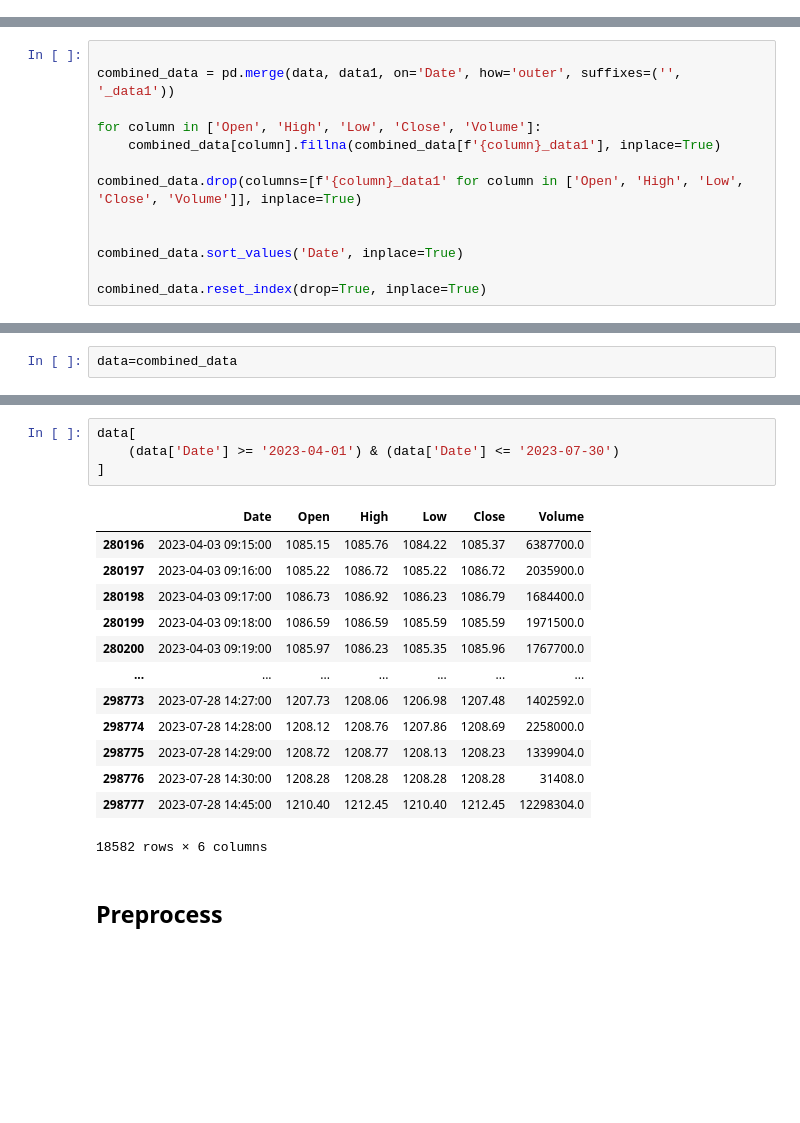
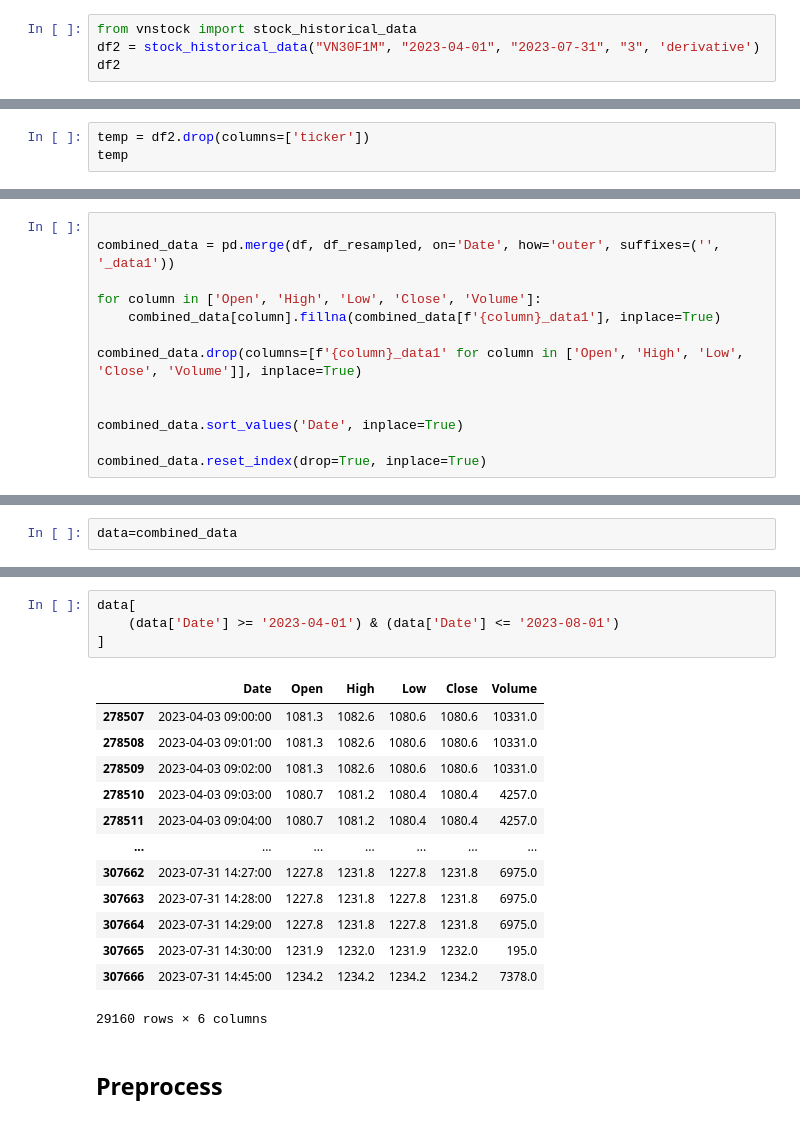
Before and after one commit to NgDMTruc/DSP_vn30f, a Jupyter notebook: main_notebook.ipynb, the cells around one changed output, grey strips where cells are left out. Saved outputs shown, nothing was run; the diff lists cells and outputs as text; blank space fills up the shorter version.

```diff
--- a/main_notebook.ipynb
+++ b/main_notebook.ipynb
@@ -295,0 +230,4 @@ data1[
+# %%
+from vnstock import stock_historical_data
+df2 = stock_historical_data("VN30F1M", "2023-04-01", "2023-07-31", "3", 'derivative')
+df2
@@ -295,0 +249,3 @@ data1[
+# %%
+temp = df2.drop(columns=['ticker'])
+temp
@@ -296,6 +323,6 @@ data1[
 # %%
 
-combined_data = pd.merge(data, data1, on='Date', how='outer', suffixes=('', '_data1'))
+combined_data = pd.merge(df, df_resampled, on='Date', how='outer', suffixes=('', '_data1'))
 
 for column in ['Open', 'High', 'Low', 'Close', 'Volume']:
     combined_data[column].fillna(combined_data[f'{column}_data1'], inplace=True)
@@ -327,21 +372,21 @@ data=combined_data
 # %%
 data[
-    (data['Date'] >= '2023-04-01') & (data['Date'] <= '2023-07-30')
+    (data['Date'] >= '2023-04-01') & (data['Date'] <= '2023-08-01')
 ]
 # %% [output]
 |  | Date | Open | High | Low | Close | Volume |
-| 280196 | 2023-04-03 09:15:00 | 1085.15 | 1085.76 | 1084.22 | 1085.37 | 6387700.0 |
-| 280197 | 2023-04-03 09:16:00 | 1085.22 | 1086.72 | 1085.22 | 1086.72 | 2035900.0 |
-| 280198 | 2023-04-03 09:17:00 | 1086.73 | 1086.92 | 1086.23 | 1086.79 | 1684400.0 |
-| 280199 | 2023-04-03 09:18:00 | 1086.59 | 1086.59 | 1085.59 | 1085.59 | 1971500.0 |
-| 280200 | 2023-04-03 09:19:00 | 1085.97 | 1086.23 | 1085.35 | 1085.96 | 1767700.0 |
+| 278507 | 2023-04-03 09:00:00 | 1081.3 | 1082.6 | 1080.6 | 1080.6 | 10331.0 |
+| 278508 | 2023-04-03 09:01:00 | 1081.3 | 1082.6 | 1080.6 | 1080.6 | 10331.0 |
+| 278509 | 2023-04-03 09:02:00 | 1081.3 | 1082.6 | 1080.6 | 1080.6 | 10331.0 |
+| 278510 | 2023-04-03 09:03:00 | 1080.7 | 1081.2 | 1080.4 | 1080.4 | 4257.0 |
+| 278511 | 2023-04-03 09:04:00 | 1080.7 | 1081.2 | 1080.4 | 1080.4 | 4257.0 |
 | ... | ... | ... | ... | ... | ... | ... |
-| 298773 | 2023-07-28 14:27:00 | 1207.73 | 1208.06 | 1206.98 | 1207.48 | 1402592.0 |
-| 298774 | 2023-07-28 14:28:00 | 1208.12 | 1208.76 | 1207.86 | 1208.69 | 2258000.0 |
-| 298775 | 2023-07-28 14:29:00 | 1208.72 | 1208.77 | 1208.13 | 1208.23 | 1339904.0 |
-| 298776 | 2023-07-28 14:30:00 | 1208.28 | 1208.28 | 1208.28 | 1208.28 | 31408.0 |
-| 298777 | 2023-07-28 14:45:00 | 1210.40 | 1212.45 | 1210.40 | 1212.45 | 12298304.0 |
+| 307662 | 2023-07-31 14:27:00 | 1227.8 | 1231.8 | 1227.8 | 1231.8 | 6975.0 |
+| 307663 | 2023-07-31 14:28:00 | 1227.8 | 1231.8 | 1227.8 | 1231.8 | 6975.0 |
+| 307664 | 2023-07-31 14:29:00 | 1227.8 | 1231.8 | 1227.8 | 1231.8 | 6975.0 |
+| 307665 | 2023-07-31 14:30:00 | 1231.9 | 1232.0 | 1231.9 | 1232.0 | 195.0 |
+| 307666 | 2023-07-31 14:45:00 | 1234.2 | 1234.2 | 1234.2 | 1234.2 | 7378.0 |
-18582 rows × 6 columns
+29160 rows × 6 columns
 # %% [markdown]
 ## Preprocess
 # %%
```
Also changed, not shown: parts of 16 cells of this notebook, 4 other files.
